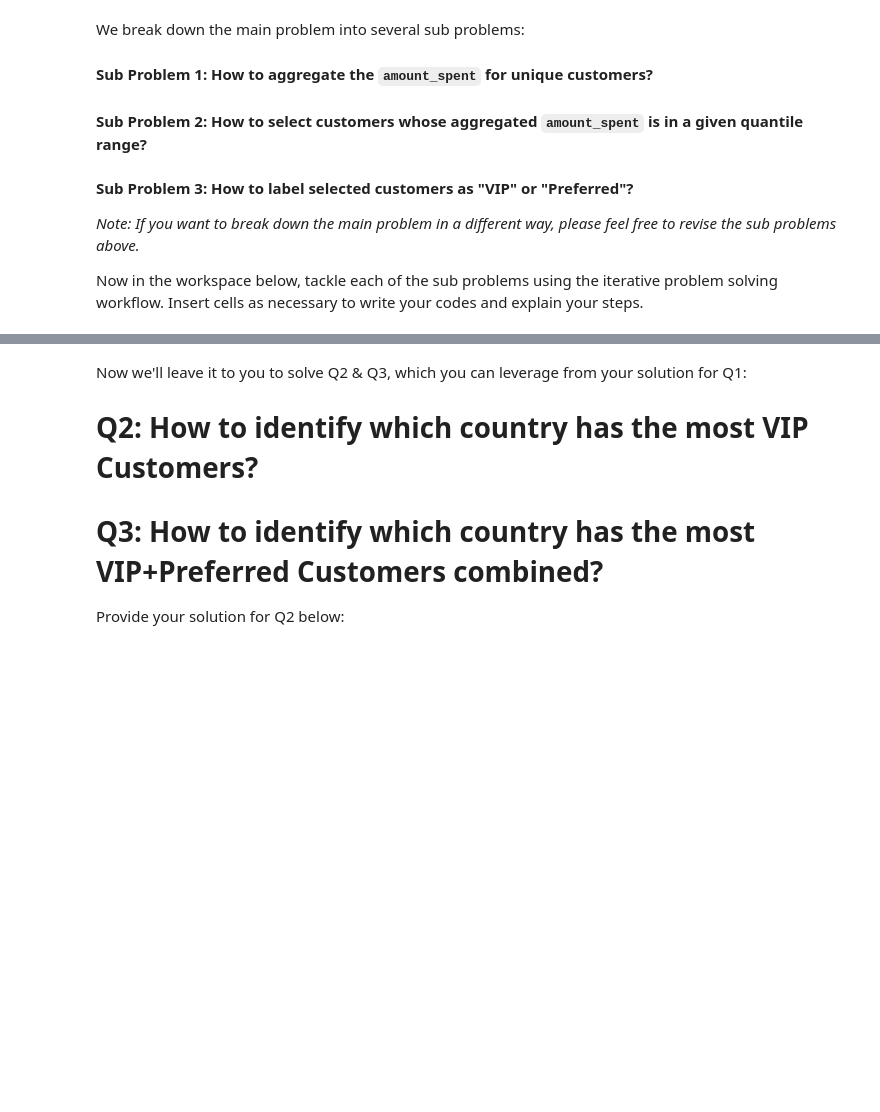
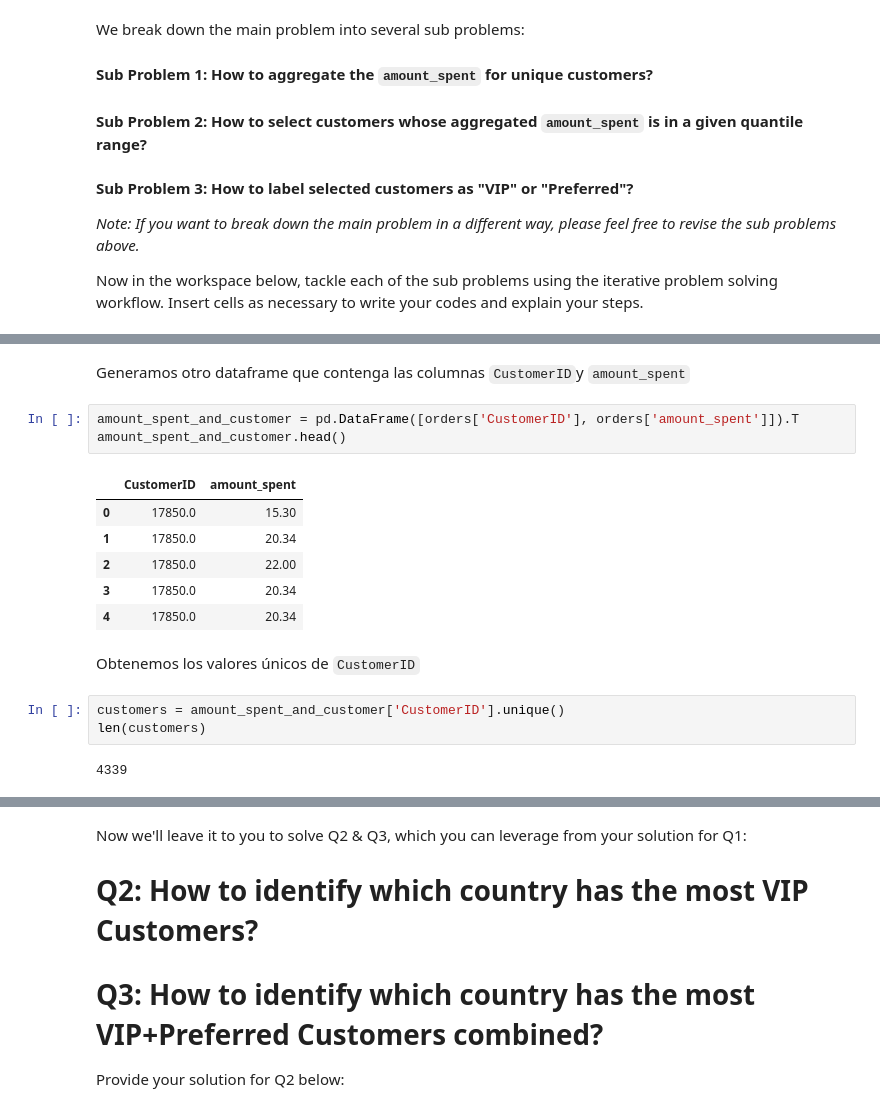
Before and after one commit to JavierLuna/data-labs, a Jupyter notebook: module-2/lab-df-calculation-and-transformation/your-code/challenge-3.ipynb, the cells around one changed output, grey strips where cells are left out. Cells and saved outputs as stored; diff of their text form; blank space fills up the shorter version.

```diff
--- a/module-2/lab-df-calculation-and-transformation/your-code/challenge-3.ipynb
+++ b/module-2/lab-df-calculation-and-transformation/your-code/challenge-3.ipynb
@@ -49,0 +62,19 @@ Now in the workspace below, tackle each of the sub problems using the iterative
+# %% [markdown]
+Generamos otro dataframe que contenga las columnas `CustomerID`y `amount_spent`
+# %%
+amount_spent_and_customer = pd.DataFrame([orders['CustomerID'], orders['amount_spent']]).T
+amount_spent_and_customer.head()
+# %% [output]
+|  | CustomerID | amount_spent |
+| 0 | 17850.0 | 15.30 |
+| 1 | 17850.0 | 20.34 |
+| 2 | 17850.0 | 22.00 |
+| 3 | 17850.0 | 20.34 |
+| 4 | 17850.0 | 20.34 |
+# %% [markdown]
+Obtenemos los valores únicos de `CustomerID`
+# %%
+customers = amount_spent_and_customer['CustomerID'].unique()
+len(customers)
+# %% [output]
+4339
```
Also changed, not shown: parts of 21 cells of this notebook.
